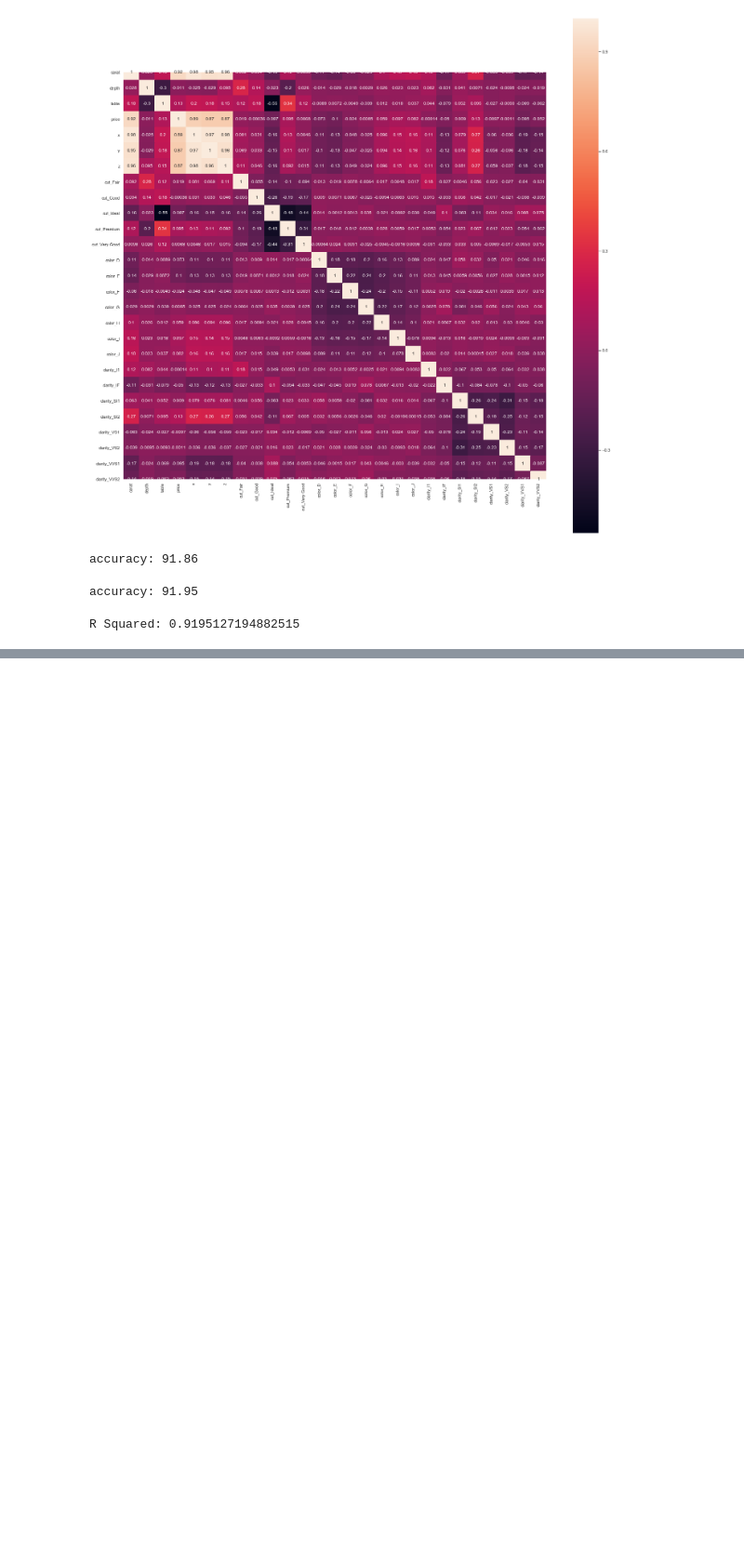
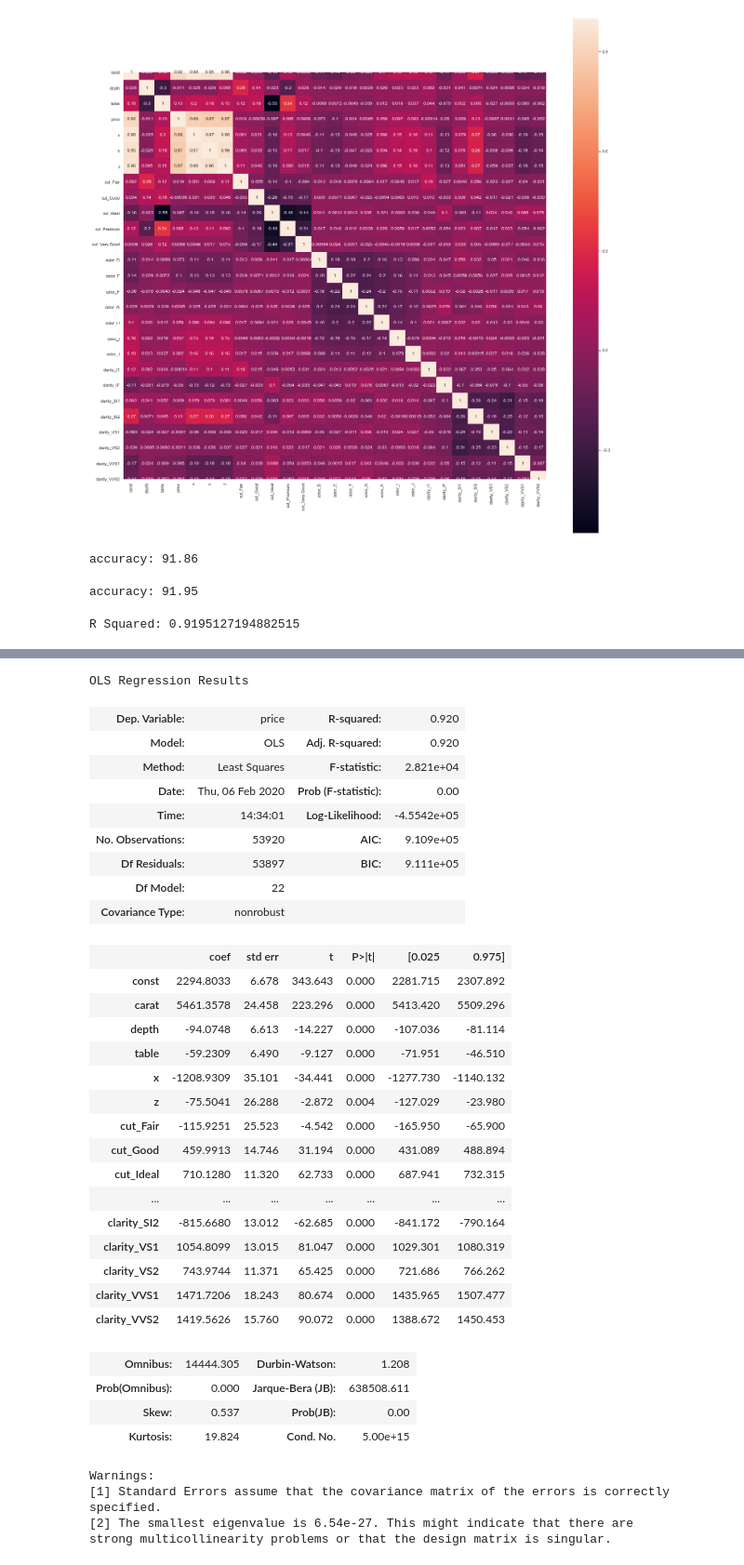
Before and after one commit to vidvatabuch/Diamond-Price-Prediction, a Jupyter notebook: Diamond Price Prediction.ipynb, the cells around one changed output, grey strips where cells are left out. Shown at 93% size. Cells and saved outputs as stored; diff of their text form; code cells hidden in the pictures; blank space fills up the shorter version.

```diff
--- a/Diamond Price Prediction.ipynb
+++ b/Diamond Price Prediction.ipynb
@@ -210,0 +298,41 @@ R Squared: 0.9195127194882515
+# %%
+# removing y column from the dataset as it is less significant
+newx = x.drop(['y'],axis=1)
+x1 = sm.add_constant(newx)
+results = sm.OLS(y,x1).fit()
+results.summary()
+# %% [output]
+OLS Regression Results
+| Dep. Variable: | price | R-squared: | 0.920 |
+| Model: | OLS | Adj. R-squared: | 0.920 |
+| Method: | Least Squares | F-statistic: | 2.821e+04 |
+| Date: | Thu, 06 Feb 2020 | Prob (F-statistic): | 0.00 |
+| Time: | 14:34:01 | Log-Likelihood: | -4.5542e+05 |
+| No. Observations: | 53920 | AIC: | 9.109e+05 |
+| Df Residuals: | 53897 | BIC: | 9.111e+05 |
+| Df Model: | 22 |  |  |
+| Covariance Type: | nonrobust |  |  |
+|  | coef | std err | t | P>|t| | [0.025 | 0.975] |
+| const | 2294.8033 | 6.678 | 343.643 | 0.000 | 2281.715 | 2307.892 |
+| carat | 5461.3578 | 24.458 | 223.296 | 0.000 | 5413.420 | 5509.296 |
+| depth | -94.0748 | 6.613 | -14.227 | 0.000 | -107.036 | -81.114 |
+| table | -59.2309 | 6.490 | -9.127 | 0.000 | -71.951 | -46.510 |
+| x | -1208.9309 | 35.101 | -34.441 | 0.000 | -1277.730 | -1140.132 |
+| z | -75.5041 | 26.288 | -2.872 | 0.004 | -127.029 | -23.980 |
+| cut_Fair | -115.9251 | 25.523 | -4.542 | 0.000 | -165.950 | -65.900 |
+| cut_Good | 459.9913 | 14.746 | 31.194 | 0.000 | 431.089 | 488.894 |
+| cut_Ideal | 710.1280 | 11.320 | 62.733 | 0.000 | 687.941 | 732.315 |
+| ... | ... | ... | ... | ... | ... | ... |
+| clarity_SI2 | -815.6680 | 13.012 | -62.685 | 0.000 | -841.172 | -790.164 |
+| clarity_VS1 | 1054.8099 | 13.015 | 81.047 | 0.000 | 1029.301 | 1080.319 |
+| clarity_VS2 | 743.9744 | 11.371 | 65.425 | 0.000 | 721.686 | 766.262 |
+| clarity_VVS1 | 1471.7206 | 18.243 | 80.674 | 0.000 | 1435.965 | 1507.477 |
+| clarity_VVS2 | 1419.5626 | 15.760 | 90.072 | 0.000 | 1388.672 | 1450.453 |
+| Omnibus: | 14444.305 | Durbin-Watson: | 1.208 |
+| Prob(Omnibus): | 0.000 | Jarque-Bera (JB): | 638508.611 |
+| Skew: | 0.537 | Prob(JB): | 0.00 |
+| Kurtosis: | 19.824 | Cond. No. | 5.00e+15 |
+Warnings:
+[1] Standard Errors assume that the covariance matrix of the errors is correctly specified.
+[2] The smallest eigenvalue is 6.54e-27. This might indicate that there are
+strong multicollinearity problems or that the design matrix is singular.
```
Also changed, not shown: parts of 9 cells of this notebook.
